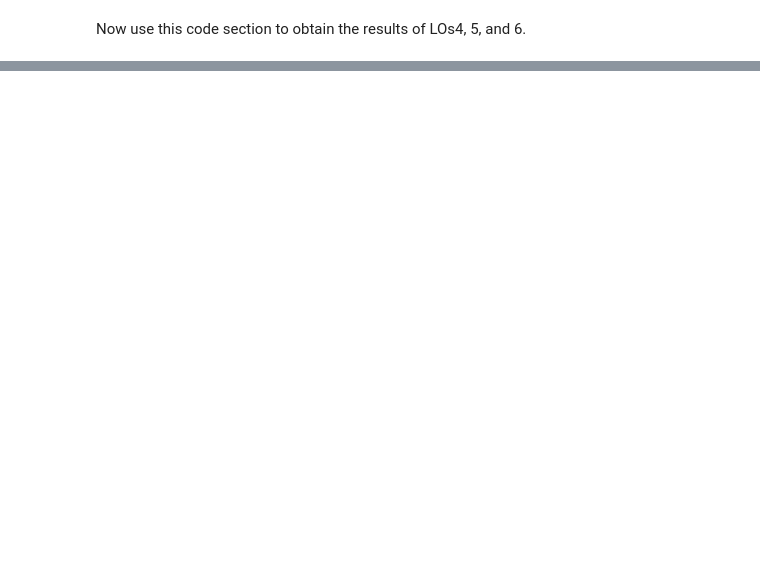
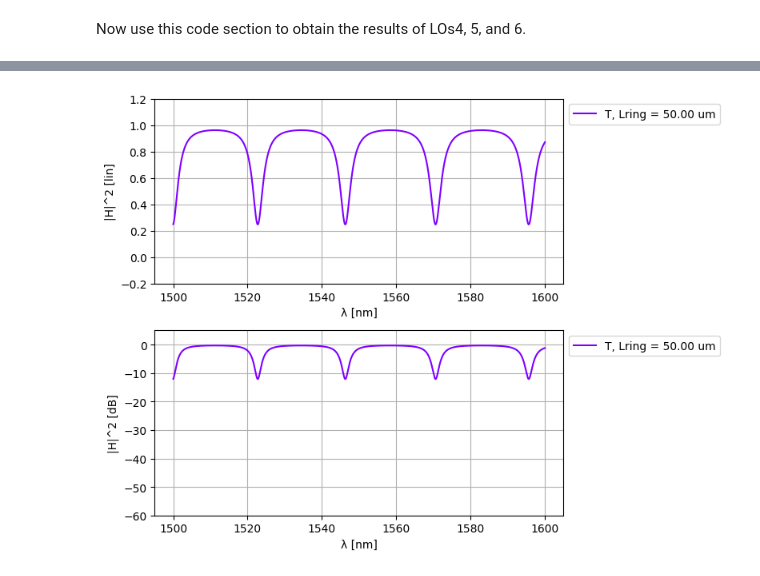
Before and after one commit to yhabela/cifoin-lab3, a Jupyter notebook: CIRCUITS_&_COMPACT_MODELS.ipynb, the cells around one changed output, grey strips where cells are left out. Drawn from its saved outputs; the diff is of its cells as text; code cells hidden in the pictures; blank space fills up the shorter version.

```diff
--- a/CIRCUITS_&_COMPACT_MODELS.ipynb
+++ b/CIRCUITS_&_COMPACT_MODELS.ipynb
@@ -746,0 +762,81 @@ Now use this code section to obtain the results of LOs4, 5, and 6.
+# %%
+# Wavelengths to simulate
+wl = jnp.linspace(1.50, 1.60, 10000)
+
+# Ring perimeter
+delta_l_v = np.array([50,])   # um
+
+# Coupling coefficient
+coupling = 0.5
+
+n_curves = np.shape(delta_l_v)[0]
+color = cm.rainbow(np.linspace(0, 1, n_curves))
+
+fig, ax = plt.subplots(2, 1, figsize=(8, 6))
+
+for i, delta_l in enumerate(delta_l_v):
+
+    # Single ring resonator simulation
+    ring_ap_test = ring_ap(
+        wl=wl,
+        wvg_ring={
+            "length": delta_l,
+            "loss": 0.02,
+        },
+        coup={
+            "coupling": coupling,
+        },
+    )
+
+    # Transfer function
+    T = ring_ap_test["in0", "out0"]
+
+    # Linear and logarithmic units
+    T_lin = np.abs(T) ** 2
+    T_dB = 20.0 * jnp.log10(np.abs(T) ** 2)
+
+    ax[0].plot(
+        wl * 1e3,
+        T_lin,
+        linestyle="-",
+        color=color[i],
+        label=f"T, Lring = {delta_l:.2f} um",
+    )
+
+    ax[1].plot(
+        wl * 1e3,
+        T_dB,
+        linestyle="-",
+        color=color[i],
+        label=f"T, Lring = {delta_l:.2f} um",
+    )
+
+ax[0].set_ylim([-0.2, 1.2])
+ax[1].set_ylim([-60, 5])
+
+for i in range(2):
+    ax[i].grid(visible=True)
+    ax[i].legend(fontsize=8)
+    ax[i].set_xlabel("λ [nm]")
+    ax[i].legend(loc="upper left", bbox_to_anchor=(1, 1))
+
+ax[0].set_ylabel("|H|^2 [lin]")
+ax[1].set_ylabel("|H|^2 [dB]")
+
+plt.tight_layout()
+plt.show()
+
+# FSR calculation
+
+lambda0 = 1.55   # um
+ng = 2.0
+Lring = 50.0     # um
+
+FSR_um = lambda0**2 / (ng * Lring)
+FSR_nm = FSR_um * 1000
+
+print(f"Ring perimeter = {Lring:.2f} um")
+print(f"FSR = {FSR_um:.6f} um")
+print(f"FSR = {FSR_nm:.3f} nm")
+# %% [output]
+[figure, added]
```
Also changed, not shown: parts of 18 cells of this notebook.
